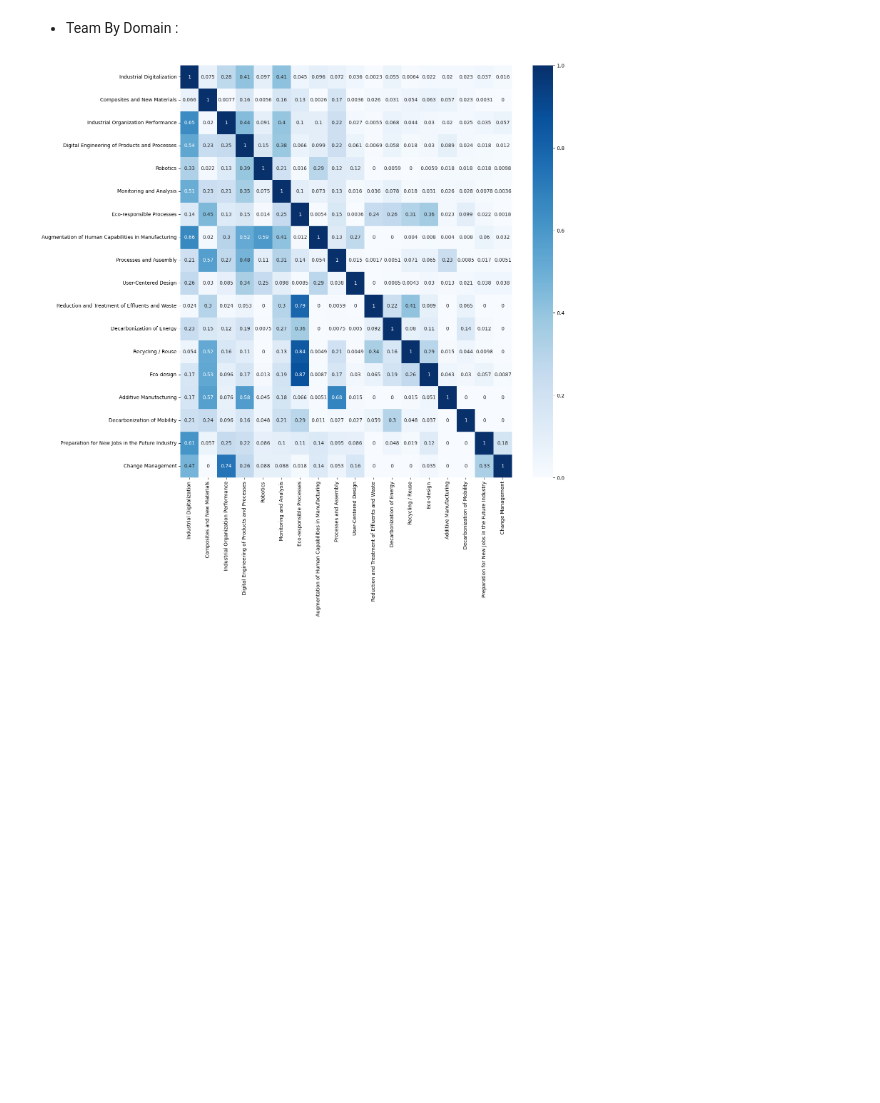
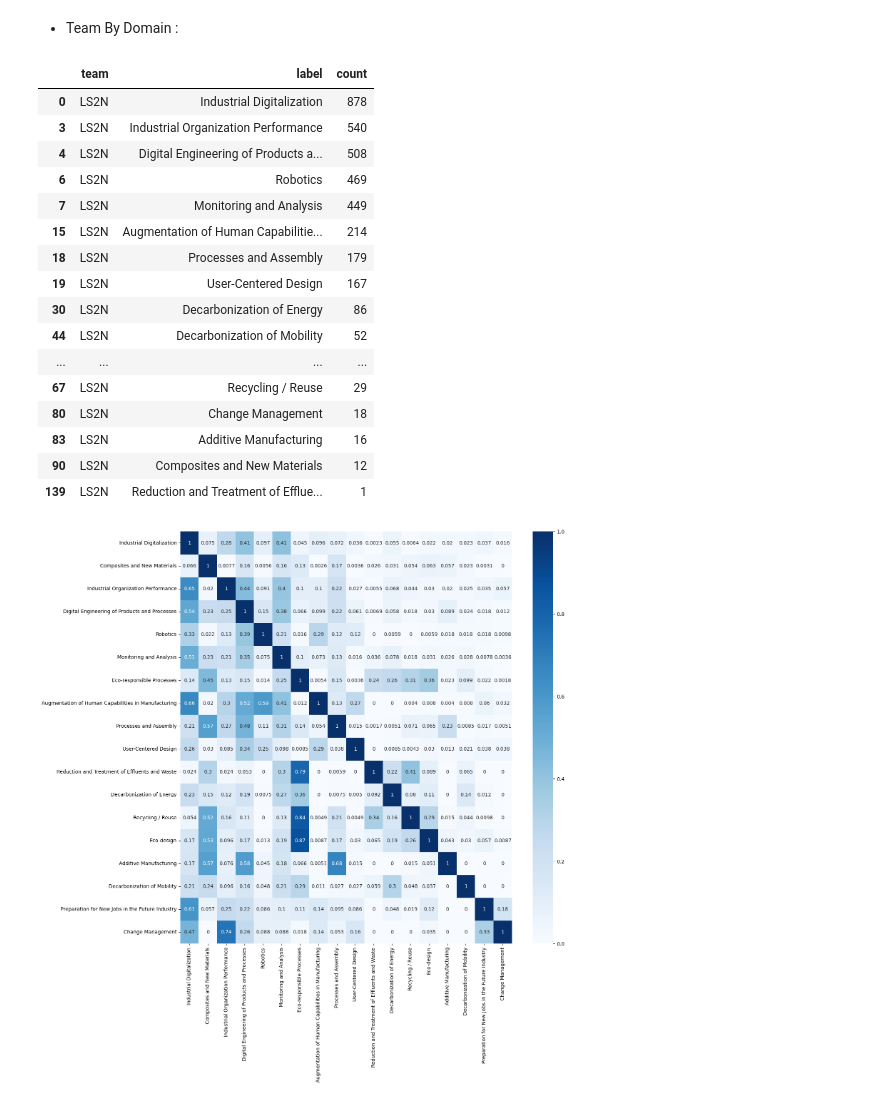
Before and after one commit to abdelnour13/ExMap, a Jupyter notebook: notebooks/EDA_corpus.ipynb, the cells around one changed output. Saved outputs shown, nothing was run; the diff lists cells and outputs as text; code cells hidden in the pictures; blank space fills up the shorter version.

```diff
--- a/notebooks/EDA_corpus.ipynb
+++ b/notebooks/EDA_corpus.ipynb
@@ -34,6 +37,7 @@ def show(fig : Figure) -> None:
 config = 'nantes-uni-2020'
 data_path = os.path.join(DATA_DIR, config, 'annotate', 'data.jsonl')
 data = pd.read_json(data_path, lines=True)
+data['labled'] = data['labels'].apply(lambda x : len(x) > 0)
 # %%
 data.head()
 # %% [output]
@@ -231,6 +249,26 @@ for idx, row in data.iterrows():
 
 teams_labels = pd.DataFrame(teams_labels)
 teams_labels = teams_labels[['team', 'label']].value_counts().reset_index()
+# %%
+teams_labels[teams_labels['team'] == 'LS2N']
+# %% [output]
+|  | team | label | count |
+| 0 | LS2N | Industrial Digitalization | 878 |
+| 3 | LS2N | Industrial Organization Performance | 540 |
+| 4 | LS2N | Digital Engineering of Products a... | 508 |
+| 6 | LS2N | Robotics | 469 |
+| 7 | LS2N | Monitoring and Analysis | 449 |
+| 15 | LS2N | Augmentation of Human Capabilitie... | 214 |
+| 18 | LS2N | Processes and Assembly | 179 |
+| 19 | LS2N | User-Centered Design | 167 |
+| 30 | LS2N | Decarbonization of Energy | 86 |
+| 44 | LS2N | Decarbonization of Mobility | 52 |
+| ... | ... | ... | ... |
+| 67 | LS2N | Recycling / Reuse | 29 |
+| 80 | LS2N | Change Management | 18 |
+| 83 | LS2N | Additive Manufacturing | 16 |
+| 90 | LS2N | Composites and New Materials | 12 |
+| 139 | LS2N | Reduction and Treatment of Efflue... | 1 |
 # %%
 fig = px.bar(
     data_frame = teams_labels,
```
Also changed, not shown: parts of 16 cells of this notebook, 20 other files.
